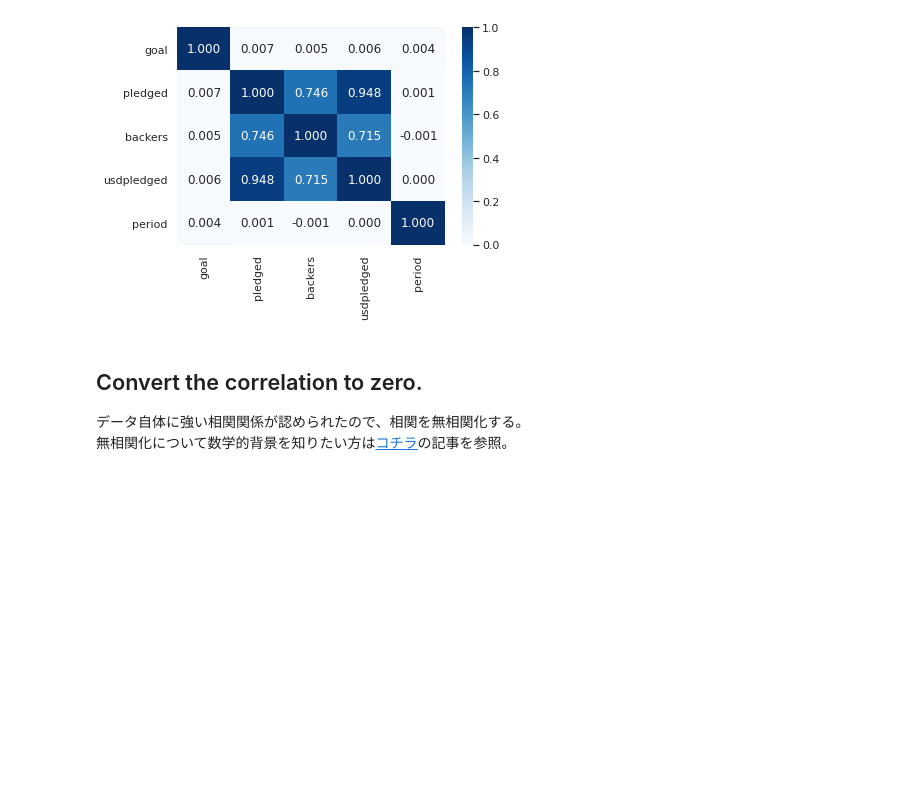
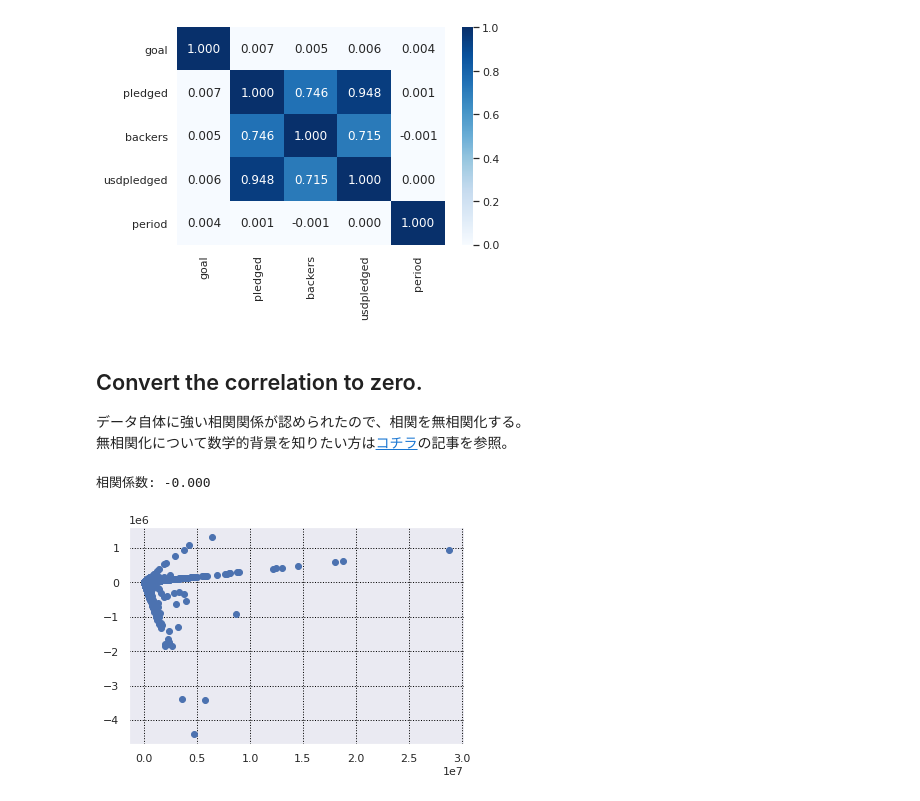
Before and after one commit to e4rll/2021dataSeminar, a Jupyter notebook: 04/dataSeminar_04.ipynb, the cells around one changed output. Cells and saved outputs as stored; diff of their text form; code cells hidden in the pictures; blank space fills up the shorter version.

Commit message:
[add] Add correlation graph.

```diff
--- a/04/dataSeminar_04.ipynb
+++ b/04/dataSeminar_04.ipynb
@@ -236,3 +236,12 @@ df_pledged = pd.DataFrame({'pledged' : df['pledged'], 'usdpledged' : df['usdpled
 cov = np.cov(df_pledged, rowvar=0)
 _, S = np.linalg.eig(cov)
 pledged_decorr = np.dot(S.T, df_pledged.T).T
+# %%
+print('相関係数: {:.3f}'.format(np.corrcoef(pledged_decorr[:, 0], pledged_decorr[:, 1])[0,1]))
+plt.grid(which='major',color='black',linestyle=':')
+plt.grid(which='minor',color='black',linestyle=':')
+plt.plot(pledged_decorr[:, 0], pledged_decorr[:, 1], 'o')
+plt.show()
+# %% [output]
+相関係数: -0.000
+[figure, added]
```
